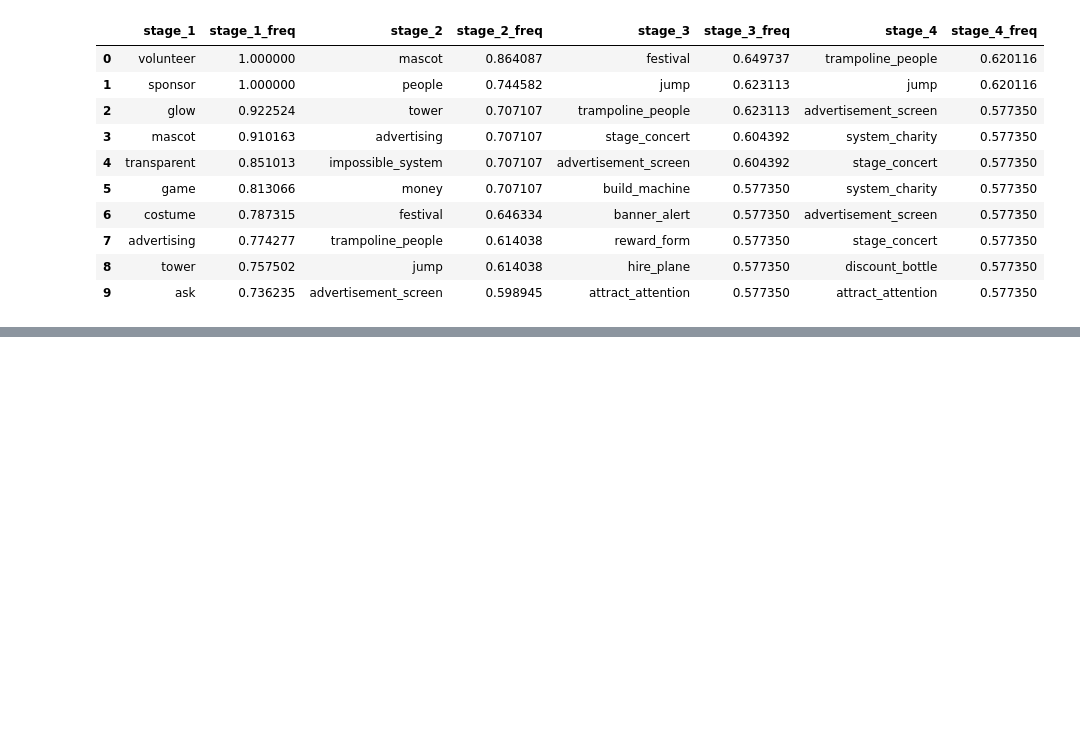
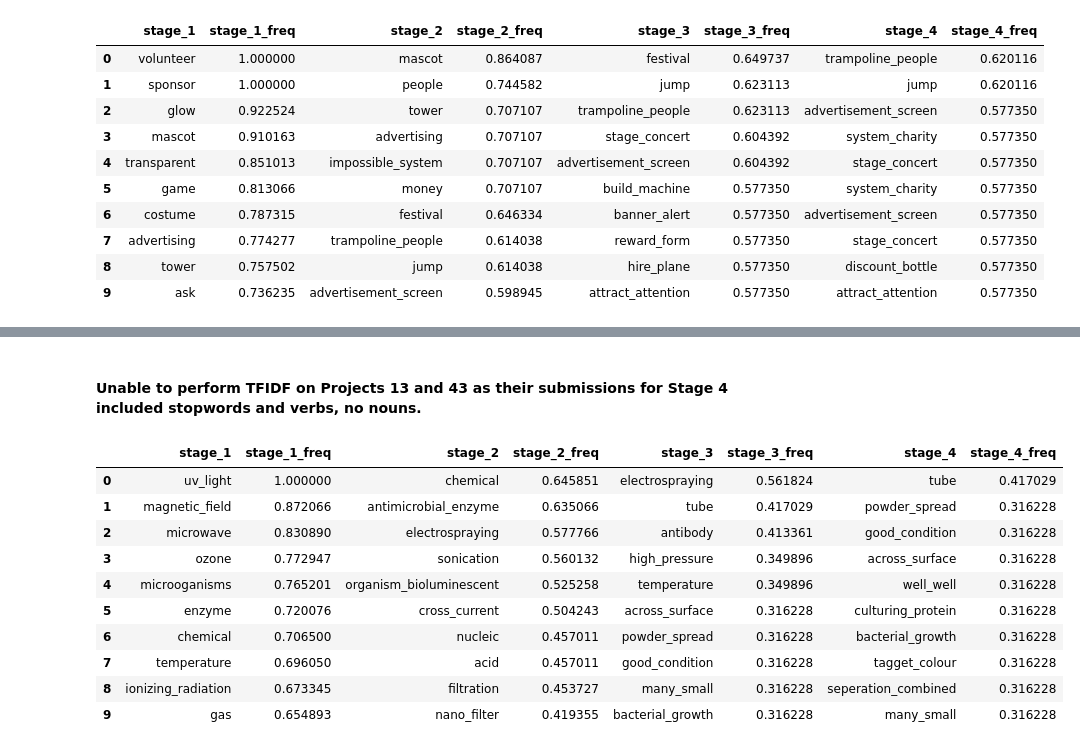
Before and after one commit to shahamana/rosetta-topic-model, a Jupyter notebook: tf_idf.ipynb, the cells around one changed output, grey strips where cells are left out. Cells and saved outputs as stored; diff of their text form; code cells hidden in the pictures; blank space fills up the shorter version.

Commit message:
finish tfidf

```diff
--- a/tf_idf.ipynb
+++ b/tf_idf.ipynb
@@ -403,0 +419,6 @@ get_important_freq(46)
+# %%
+# remove danish, tokenize filtered text, removing stopwords, then lemmatize
+
+data_v['Combined'] = data_v['Combined'].apply(filter_danish)
+data_v['Tokens'] = data_v['Combined'].map(lambda x: tokenize_text(x, nltk.word_tokenize))
+data_v['Tokens'] = data_v['Tokens'].map(lambda x: lemmatize(x))
@@ -403,0 +462,6 @@ get_important_freq(46)
+# %%
+# get data for each project
+
+data_v_by_proj = {}
+for id in project_ids:
+        data_v_by_proj[id] = data_v.loc[data['ProjectID'] == id, ['Procestrin', 'Tokens']]
@@ -403,0 +500,45 @@ get_important_freq(46)
+# %% [markdown]
+#### Unable to perform TFIDF on Projects 13 and 43 as their submissions for Stage 4 included stopwords and verbs, no nouns.
+# %%
+# function to get 10 most important terms per stage, per project
+
+def get_ten_most_freq_v(id, stage):
+        tfidf_vectors = tfidf_vectorizer.fit_transform(data_v_by_proj[id].loc[data_v_by_proj[id]['Procestrin'] == stage, 'Tokens'].astype('str'))
+        tfidf_df = pd.DataFrame(tfidf_vectors.toarray(), columns=tfidf_vectorizer.get_feature_names_out())
+        tfidf_df = tfidf_df.stack().reset_index()
+        tfidf_df = tfidf_df.rename(columns={0:'tfidf', 'level_0': 'entry','level_1': 'term'})
+        return tfidf_df.sort_values(by=['tfidf'], ascending=False).head(10).reset_index()
+# %%
+def get_important_freq_v(id):
+        stage_1 = get_ten_most_freq_v(id, 1)
+        stage_2 = get_ten_most_freq_v(id, 2)
+        stage_3 = get_ten_most_freq_v(id, 3)
+        stage_4 = get_ten_most_freq_v(id, 4)
+
+        final_df = pd.DataFrame()
+        final_df['stage_1'] = stage_1['term']
+        final_df['stage_1_freq'] = stage_1['tfidf']
+
+        final_df['stage_2'] = stage_2['term']
+        final_df['stage_2_freq'] = stage_2['tfidf']
+
+        final_df['stage_3'] = stage_3['term']
+        final_df['stage_3_freq'] = stage_3['tfidf']
+
+        final_df['stage_4'] = stage_4['term']
+        final_df['stage_4_freq'] = stage_4['tfidf']
+        return final_df
+# %%
+get_important_freq_v(39)
+# %% [output]
+|  | stage_1 | stage_1_freq | stage_2 | stage_2_freq | stage_3 | stage_3_freq | stage_4 | stage_4_freq |
+| 0 | uv_light | 1.000000 | chemical | 0.645851 | electrospraying | 0.561824 | tube | 0.417029 |
+| 1 | magnetic_field | 0.872066 | antimicrobial_enzyme | 0.635066 | tube | 0.417029 | powder_spread | 0.316228 |
+| 2 | microwave | 0.830890 | electrospraying | 0.577766 | antibody | 0.413361 | good_condition | 0.316228 |
+| 3 | ozone | 0.772947 | sonication | 0.560132 | high_pressure | 0.349896 | across_surface | 0.316228 |
+| 4 | microoganisms | 0.765201 | organism_bioluminescent | 0.525258 | temperature | 0.349896 | well_well | 0.316228 |
+| 5 | enzyme | 0.720076 | cross_current | 0.504243 | across_surface | 0.316228 | culturing_protein | 0.316228 |
+| 6 | chemical | 0.706500 | nucleic | 0.457011 | powder_spread | 0.316228 | bacterial_growth | 0.316228 |
+| 7 | temperature | 0.696050 | acid | 0.457011 | good_condition | 0.316228 | tagget_colour | 0.316228 |
+| 8 | ionizing_radiation | 0.673345 | filtration | 0.453727 | many_small | 0.316228 | seperation_combined | 0.316228 |
+| 9 | gas | 0.654893 | nano_filter | 0.419355 | bacterial_growth | 0.316228 | many_small | 0.316228 |
```
Also changed, not shown: parts of 15 cells of this notebook.
